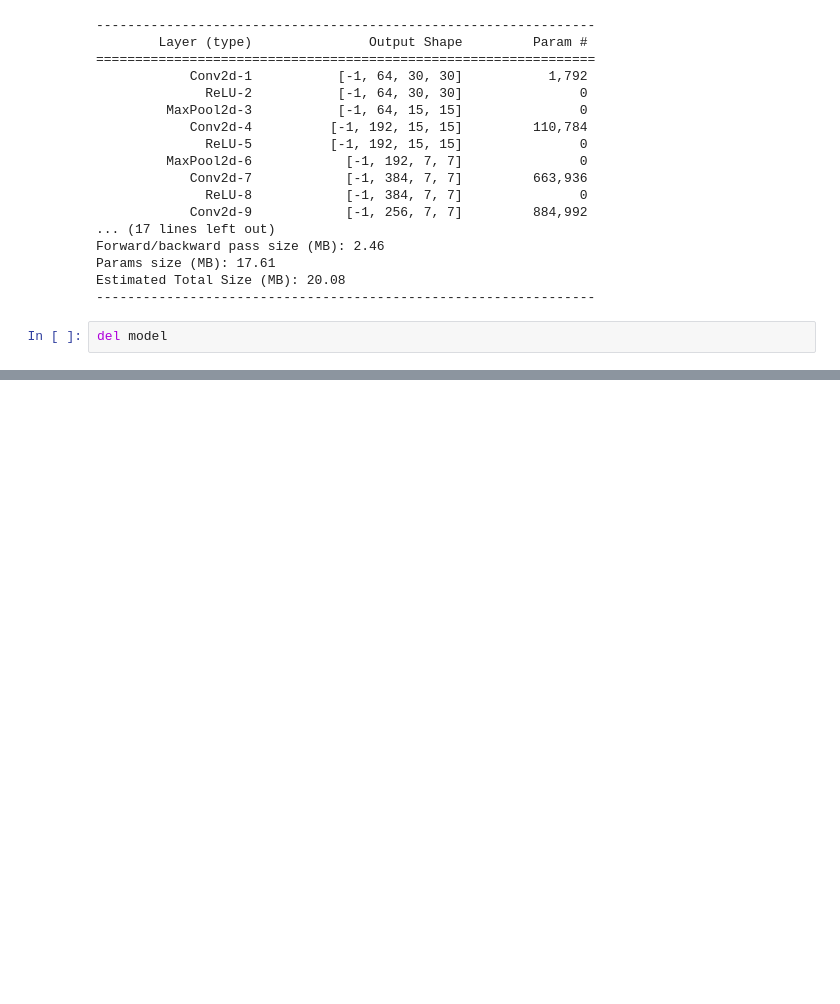
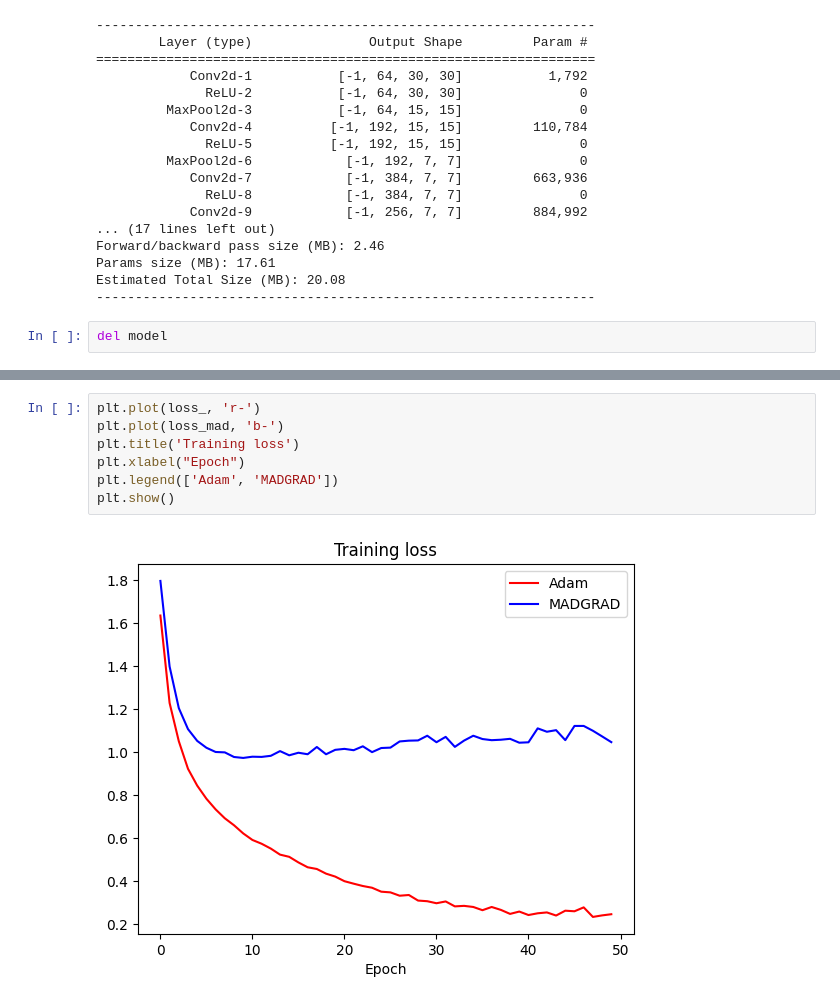
Before and after one commit to aeolian83/deep_learning_pytorch, a Jupyter notebook: pytorch_entry_04.ipynb, the cells around one changed output, grey strips where cells are left out. Cells and saved outputs as stored; diff of their text form; blank space fills up the shorter version.

```diff
--- a/pytorch_entry_04.ipynb
+++ b/pytorch_entry_04.ipynb
@@ -134,0 +251,9 @@ del model
+# %%
+plt.plot(loss_, 'r-')
+plt.plot(loss_mad, 'b-')
+plt.title('Training loss')
+plt.xlabel("Epoch")
+plt.legend(['Adam', 'MADGRAD'])
+plt.show()
+# %% [output]
+[figure, added]
```
Also changed, not shown: parts of 11 cells of this notebook, 1 other file.
